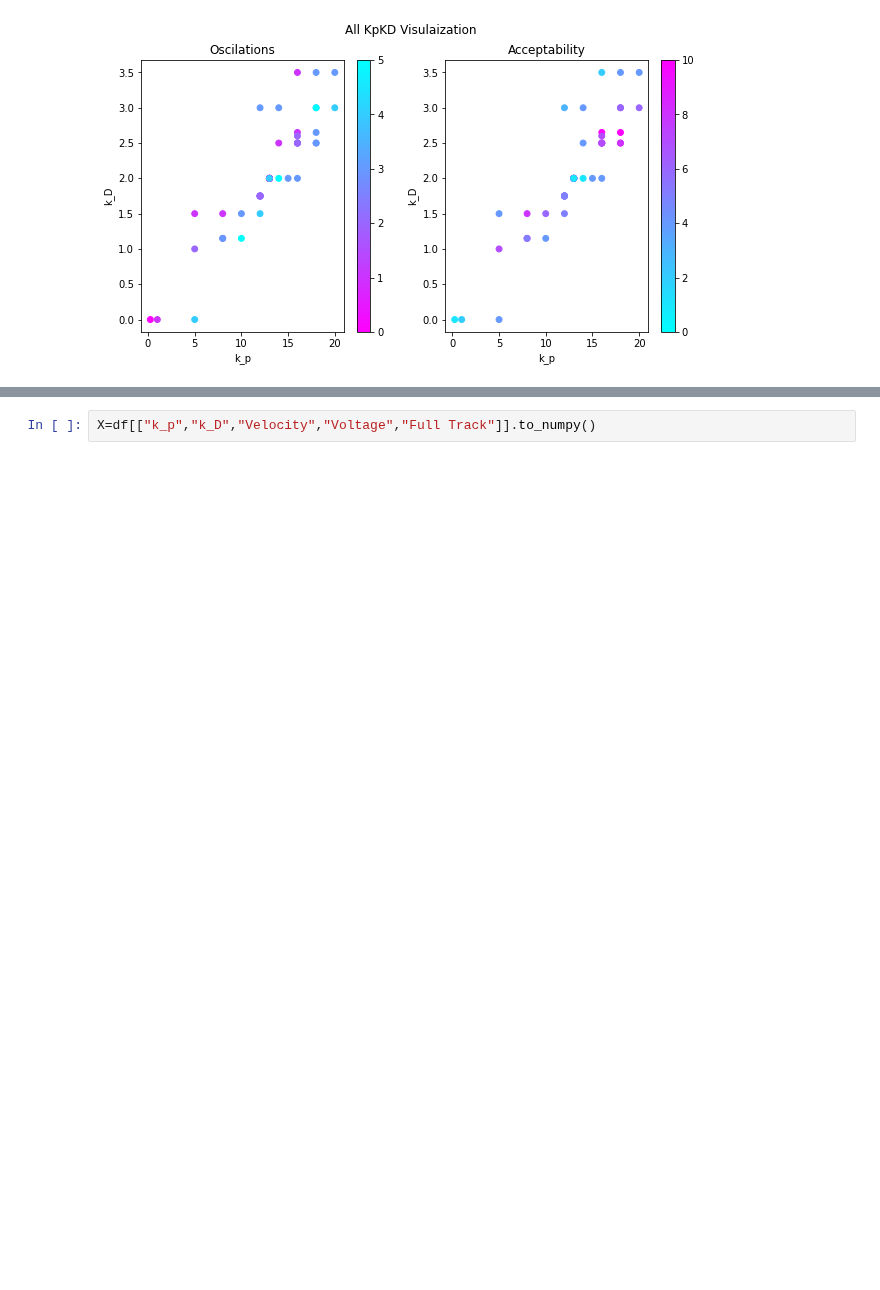
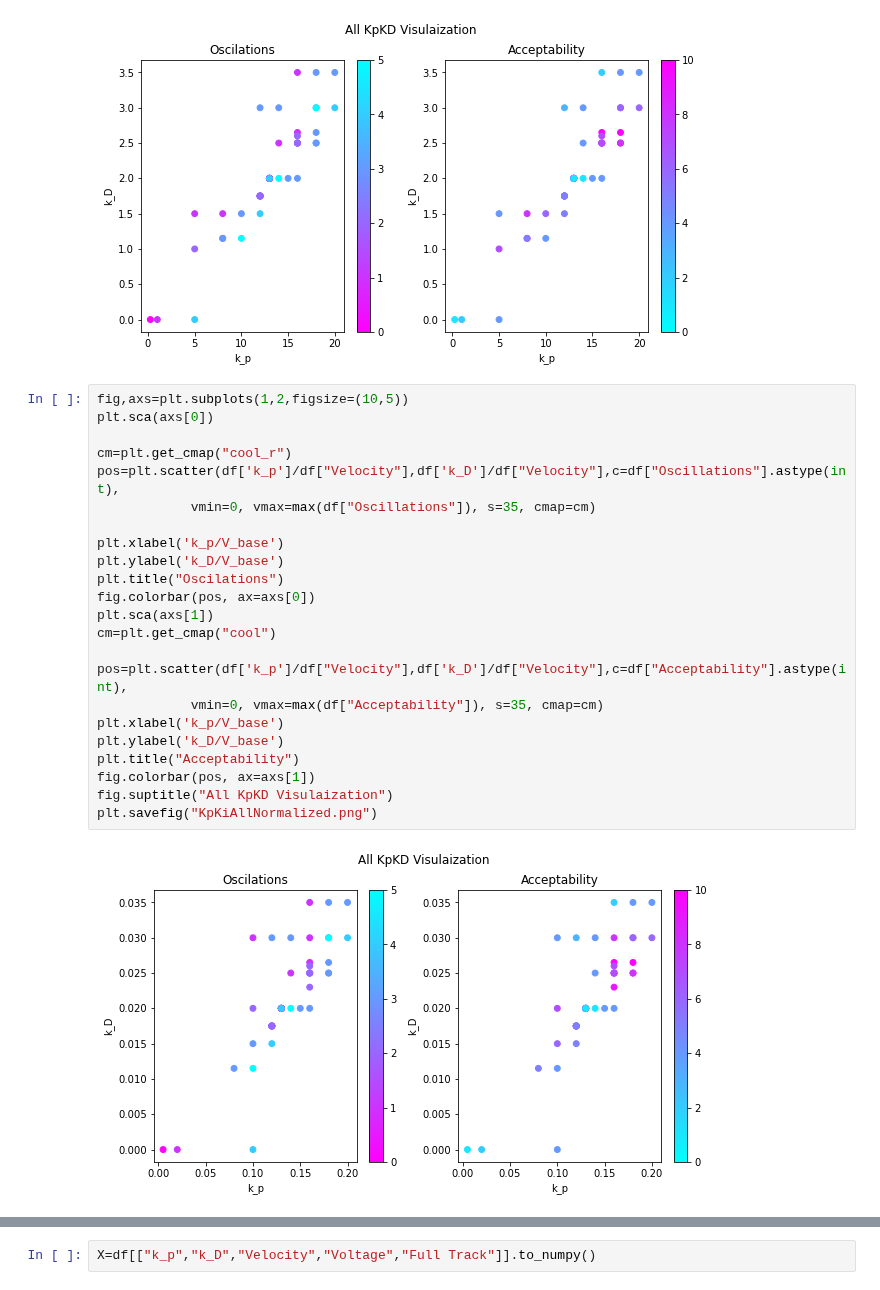
Before and after one commit to HighSpeeds/ECE3, a Jupyter notebook: CarLab/Report/dataProcessorTry2.ipynb, the cells around one changed output, grey strips where cells are left out. Saved outputs shown, nothing was run; the diff lists cells and outputs as text; blank space fills up the shorter version.

```diff
--- a/CarLab/Report/dataProcessorTry2.ipynb
+++ b/CarLab/Report/dataProcessorTry2.ipynb
@@ -35,3 +35,28 @@ fig.suptitle("All KpKD Visulaization")
 plt.savefig("KpKiAll.png")
 # %% [output]
 [figure]
+# %%
+fig,axs=plt.subplots(1,2,figsize=(10,5))
+plt.sca(axs[0])
+
+cm=plt.get_cmap("cool_r")
+pos=plt.scatter(df['k_p']/df["Velocity"],df['k_D']/df["Velocity"],c=df["Oscillations"].astype(int),
+            vmin=0, vmax=max(df["Oscillations"]), s=35, cmap=cm)
+
+plt.xlabel('k_p/V_base')
+plt.ylabel('k_D/V_base')
+plt.title("Oscilations")
+fig.colorbar(pos, ax=axs[0])
+plt.sca(axs[1])
+cm=plt.get_cmap("cool")
+
+pos=plt.scatter(df['k_p']/df["Velocity"],df['k_D']/df["Velocity"],c=df["Acceptability"].astype(int),
+            vmin=0, vmax=max(df["Acceptability"]), s=35, cmap=cm)
+plt.xlabel('k_p/V_base')
+plt.ylabel('k_D/V_base')
+plt.title("Acceptability")
+fig.colorbar(pos, ax=axs[1])
+fig.suptitle("All KpKD Visulaization")
+plt.savefig("KpKiAllNormalized.png")
+# %% [output]
+[figure, added]
```
Also changed, not shown: parts of 4 cells of this notebook, 8 other files.
